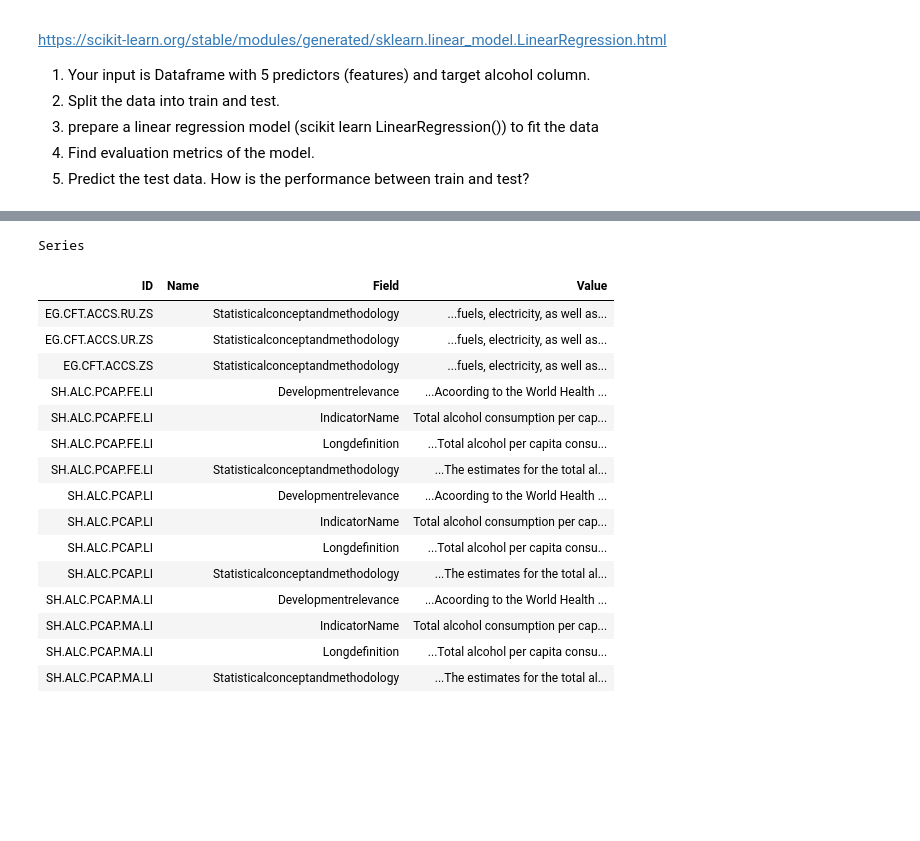
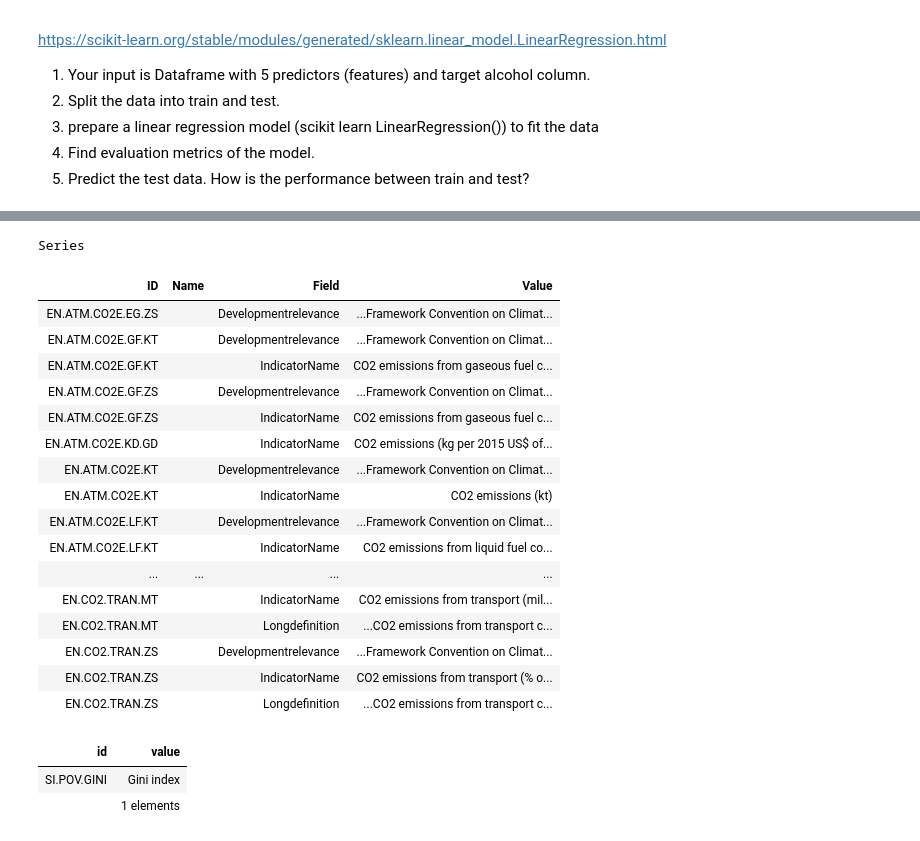
Before and after one commit to Py-ualg/miniprojects, a Jupyter notebook: alcoholism/intro.ipynb, the cells around one changed output, grey strips where cells are left out. Saved outputs shown, nothing was run; the diff lists cells and outputs as text; code cells hidden in the pictures; blank space fills up the shorter version.

```diff
--- a/alcoholism/intro.ipynb
+++ b/alcoholism/intro.ipynb
@@ -34,22 +57,27 @@ import sklearn
 # %%
-wb.search('alcohol')
+wb.search('CO2 emissions')
 # %% [output]
 Series
 | ID | Name | Field | Value |
-| EG.CFT.ACCS.RU.ZS |  | Statisticalconceptandmethodology | ...fuels, electricity, as well as... |
-| EG.CFT.ACCS.UR.ZS |  | Statisticalconceptandmethodology | ...fuels, electricity, as well as... |
-| EG.CFT.ACCS.ZS |  | Statisticalconceptandmethodology | ...fuels, electricity, as well as... |
-| SH.ALC.PCAP.FE.LI |  | Developmentrelevance | ...Acoording to the World Health ... |
-| SH.ALC.PCAP.FE.LI |  | IndicatorName | Total alcohol consumption per cap... |
-| SH.ALC.PCAP.FE.LI |  | Longdefinition | ...Total alcohol per capita consu... |
-| SH.ALC.PCAP.FE.LI |  | Statisticalconceptandmethodology | ...The estimates for the total al... |
-| SH.ALC.PCAP.LI |  | Developmentrelevance | ...Acoording to the World Health ... |
-| SH.ALC.PCAP.LI |  | IndicatorName | Total alcohol consumption per cap... |
-| SH.ALC.PCAP.LI |  | Longdefinition | ...Total alcohol per capita consu... |
-| SH.ALC.PCAP.LI |  | Statisticalconceptandmethodology | ...The estimates for the total al... |
-| SH.ALC.PCAP.MA.LI |  | Developmentrelevance | ...Acoording to the World Health ... |
-| SH.ALC.PCAP.MA.LI |  | IndicatorName | Total alcohol consumption per cap... |
-| SH.ALC.PCAP.MA.LI |  | Longdefinition | ...Total alcohol per capita consu... |
-| SH.ALC.PCAP.MA.LI |  | Statisticalconceptandmethodology | ...The estimates for the total al... |
+| EN.ATM.CO2E.EG.ZS |  | Developmentrelevance | ...Framework Convention on Climat... |
+| EN.ATM.CO2E.GF.KT |  | Developmentrelevance | ...Framework Convention on Climat... |
+| EN.ATM.CO2E.GF.KT |  | IndicatorName | CO2 emissions from gaseous fuel c... |
+| EN.ATM.CO2E.GF.ZS |  | Developmentrelevance | ...Framework Convention on Climat... |
+| EN.ATM.CO2E.GF.ZS |  | IndicatorName | CO2 emissions from gaseous fuel c... |
+| EN.ATM.CO2E.KD.GD |  | IndicatorName | CO2 emissions (kg per 2015 US$ of... |
+| EN.ATM.CO2E.KT |  | Developmentrelevance | ...Framework Convention on Climat... |
+| EN.ATM.CO2E.KT |  | IndicatorName | CO2 emissions (kt) |
+| EN.ATM.CO2E.LF.KT |  | Developmentrelevance | ...Framework Convention on Climat... |
+| EN.ATM.CO2E.LF.KT |  | IndicatorName | CO2 emissions from liquid fuel co... |
+| ... | ... | ... | ... |
+| EN.CO2.TRAN.MT |  | IndicatorName | CO2 emissions from transport (mil... |
+| EN.CO2.TRAN.MT |  | Longdefinition | ...CO2 emissions from transport c... |
+| EN.CO2.TRAN.ZS |  | Developmentrelevance | ...Framework Convention on Climat... |
+| EN.CO2.TRAN.ZS |  | IndicatorName | CO2 emissions from transport (% o... |
+| EN.CO2.TRAN.ZS |  | Longdefinition | ...CO2 emissions from transport c... |
 # %%
-wb.series.info(q='alcohol')
+wb.series.info(q='gini')
+# %% [output]
+| id | value |
+| SI.POV.GINI | Gini index |
+|  | 1 elements |
```
Also changed, not shown: parts of 26 cells of this notebook, 4 other files.
